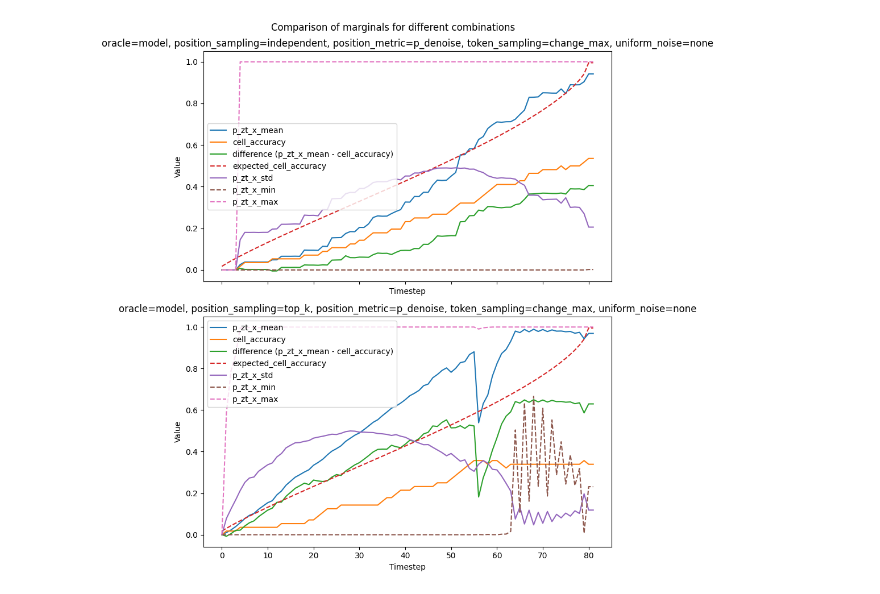
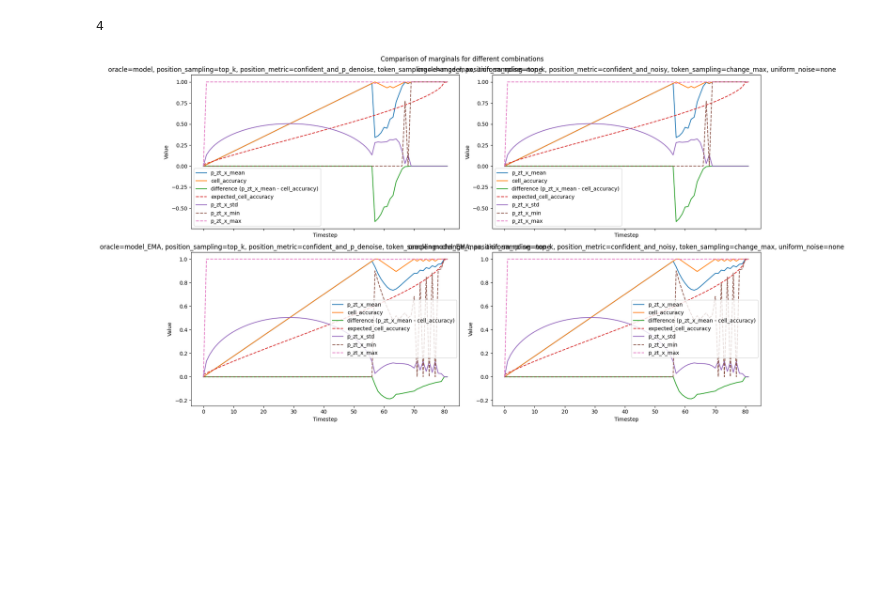
Before and after one commit to Paescal/gidd, a Jupyter notebook: gidd/eval/generation_info_analysis.ipynb, the cells around one changed output. Drawn from its saved outputs; the diff is of its cells as text; code cells hidden in the pictures; blank space fills up the shorter version.

```diff
--- a/gidd/eval/generation_info_analysis.ipynb
+++ b/gidd/eval/generation_info_analysis.ipynb
@@ -8,15 +12,16 @@ from generation_info import GenerationInfoHandler
 # Load data
 
 base_dir = "/local/home/prisold/gidd/outputs/generation_info"
-num_dirs = len([name for name in os.listdir(base_dir) if os.path.isdir(os.path.join(base_dir, name))]) # to use all combinations
-# num_dirs = 2 # to use first n combinations
-combination_row_ids = [i for i in range(1, num_dirs)] # if combination_0 also exists
+# num_dirs = len([name for name in os.listdir(base_dir) if os.path.isdir(os.path.join(base_dir, name))]) # to use all combinations
+num_dirs = 216 # to use first n combinations
+combination_row_ids = [i for i in range(1, num_dirs + 1)] # if combination_0 also exists
 # combination_row_ids = [i for i in range(num_dirs)] # if combination_0 does not exist
 # combination_row_ids = [0] # to use combination_0
 
 dir_path_dict = {}
 meta_dict = {}
 history_dict = {}
+logits_dict = {}
 marginals_dict = {}
 change_events_table_dict = {}
 denoise_config_dict = {}
@@ -24,10 +29,11 @@ combination_rows = []
 
 for combination_row in combination_row_ids:
     dir_path = f"{base_dir}/combination_{combination_row}"
-    meta, history, marginals, change_events_table = GenerationInfoHandler.load_all(dir_path)
+    meta, history, logits, marginals, change_events_table = GenerationInfoHandler.load_all(dir_path)
     dir_path_dict[combination_row] = dir_path
     meta_dict[combination_row] = meta
     history_dict[combination_row] = history
+    logits_dict[combination_row] = logits
     marginals_dict[combination_row] = marginals
     change_events_table_dict[combination_row] = change_events_table
     denoise_config_dict[combination_row] = meta['sampling']['p_denoise']
@@ -57,8 +63,8 @@ oracle = 'model'
 # position_sampling = 'independent'
 position_sampling = 'top_k'
 
-position_metric = 'p_denoise'
-# position_metric = 'confident_and_p_denoise'
+# position_metric = 'p_denoise'
+position_metric = 'confident_and_p_denoise'
 # position_metric = 'confident_and_noisy'
 
 # token_sampling = 'categorical'
@@ -69,6 +75,10 @@ uniform_noise = 'none'
 # uniform_noise = 'noise'
 # uniform_noise = 'model'
 
-combination_row = combinations_df.loc[(combinations_df['p_denoise_oracle'] == oracle) & (combinations_df['p_denoise_position_sampling'] == position_sampling) & (combinations_df['p_denoise_position_metric'] == position_metric) & (combinations_df['p_denoise_token_sampling'] == token_sampling) & (combinations_df['p_denoise_uniform_noise'] == uniform_noise)]['combination_row'].item()
+combination_row = combinations_df.loc[(combinations_df['p_denoise_oracle'] == oracle) & (combinations_df['p_denoise_position_sampling'] == position_sampling) & (combinations_df['p_denoise_position_metric'] == position_metric) & (combinations_df['p_denoise_token_sampling'] == token_sampling) & (combinations_df['p_denoise_uniform_noise'] == uniform_noise)]['combination_row'].values[0]
 print(f"selected combination row: {combination_row}")
+
+sample_indices = [0, 1, 2, 3]
+# sample_indices = [31, 44, 49, 59]
+# sample_indices = [49,57,59,60]
 # %% [output]
@@ -79,10 +288,10 @@ skip = True
 if not skip:
     fig, ax = plt.subplots(figsize=(10, 6))
 
-    for combination_row in combination_row_ids:
-        marginals = marginals_dict[combination_row]
+    for current_combination_row in combination_row_ids:
+        marginals = marginals_dict[current_combination_row]
         total_accuracy = marginals['total_accuracy'].cpu().numpy()  # shape (num_denoising_steps,)
-        label = ', '.join([f'{key}={value}' for key, value in denoise_config_dict[combination_row].items()])
+        label = ', '.join([f'{key}={value}' for key, value in denoise_config_dict[current_combination_row].items()])
         ax.plot(total_accuracy, label=label)
 
     ax.set_xlabel('Timestep')
@@ -199,13 +924,13 @@ oracles = [
     "model_EMA"
     ]
 position_sampling_strategies = [
-    "independent",
+    # "independent",
     "top_k"
 ]
 position_metric_strategies = [
-    "p_denoise",
-    # "confident_and_p_denoise",
-    # "confident_and_noisy"
+    # "p_denoise",
+    "confident_and_p_denoise",
+    "confident_and_noisy"
 ]
 token_sampling_strategies = [
     # "categorical",
@@ -220,40 +945,44 @@ uniform_noise_strategies = [
 
 selected_combinations = combinations_df.loc[(combinations_df['p_denoise_oracle'].isin(oracles)) & (combinations_df['p_denoise_position_sampling'].isin(position_sampling_strategies)) & (combinations_df['p_denoise_position_metric'].isin(position_metric_strategies)) & (combinations_df['p_denoise_token_sampling'].isin(token_sampling_strategies)) & (combinations_df['p_denoise_uniform_noise'].isin(uniform_noise_strategies))]['combination_row'].tolist()
 num_selected_combinations = len(selected_combinations)
+sample_index = 1
+num_selected_combinations
+# %% [output]
+4
 # %%
 # Compare marginals of selected combinations
 
 subplots_dim_0 = math.ceil(math.sqrt(num_selected_combinations))
 subplots_dim_1 = math.ceil(num_selected_combinations / subplots_dim_0)
 fig, axs = plt.subplots(subplots_dim_0, subplots_dim_1, figsize=(8 * subplots_dim_1, 5 * subplots_dim_0), sharex=True)
-sample_index = 0
+# sample_index = 0
 
 for ax, idx in zip(axs.flatten(), range(num_selected_combinations)):
     selected_combination = selected_combinations[idx]
     marginals = marginals_dict[selected_combination]
     p_zt_x_mean = marginals['p_zt_x_mean'].cpu().numpy()  # shape: (num_samples, num_steps)
     p_zt_x_std = marginals['p_zt_x_std'].cpu().numpy()    # shape: (num_samples, num_steps)
     p_zt_x_min = marginals['p_zt_x_min'].cpu().numpy()    # shape: (num_samples, num_steps)
     p_zt_x_max = marginals['p_zt_x_max'].cpu().numpy()    # shape: (num_samples, num_steps)
     cell_accuracy = marginals['cell_accuracy'].cpu().numpy()  # shape: (num_samples, num_steps)
     expected_cell_accuracy = marginals['expected_cell_accuracy'].cpu().numpy()  # shape: (num_steps)
     difference = p_zt_x_mean - cell_accuracy
 
     ax.plot(p_zt_x_mean[sample_index], label='p_zt_x_mean')
     ax.plot(cell_accuracy[sample_index], label='cell_accuracy')
     ax.plot(difference[sample_index], label='difference (p_zt_x_mean - cell_accuracy)')
     ax.plot(expected_cell_accuracy, label='expected_cell_accuracy', linestyle='--')
     ax.plot(p_zt_x_std[sample_index], label='p_zt_x_std')
     ax.plot(p_zt_x_min[sample_index], label='p_zt_x_min', linestyle='--')
     ax.plot(p_zt_x_max[sample_index], label='p_zt_x_max', linestyle='--')
     ax.set_title(f"{', '.join([f'{key}={value}' for key, value in denoise_config_dict[selected_combination].items()])}")
     ax.set_xlabel('Timestep')
     ax.set_ylabel('Value')
     ax.legend()
 plt.suptitle('Comparison of marginals for different combinations')
 plt.tight_layout()
 # %% [output]
-[figure, old version]
+[figure, new version]
 # %%
 # Compare change events of selected combinations
 
```
Also changed, not shown: parts of 15 cells of this notebook, 8 other files.
